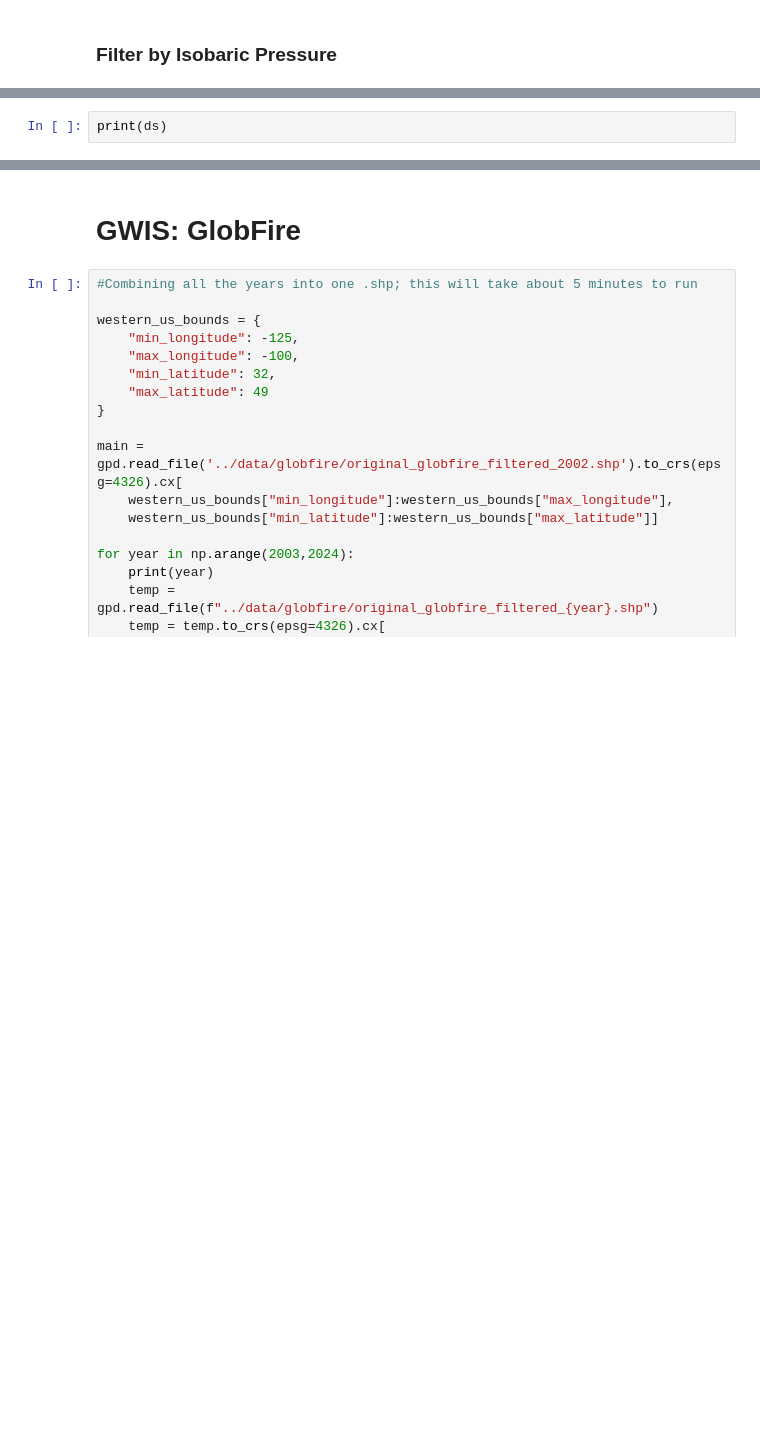
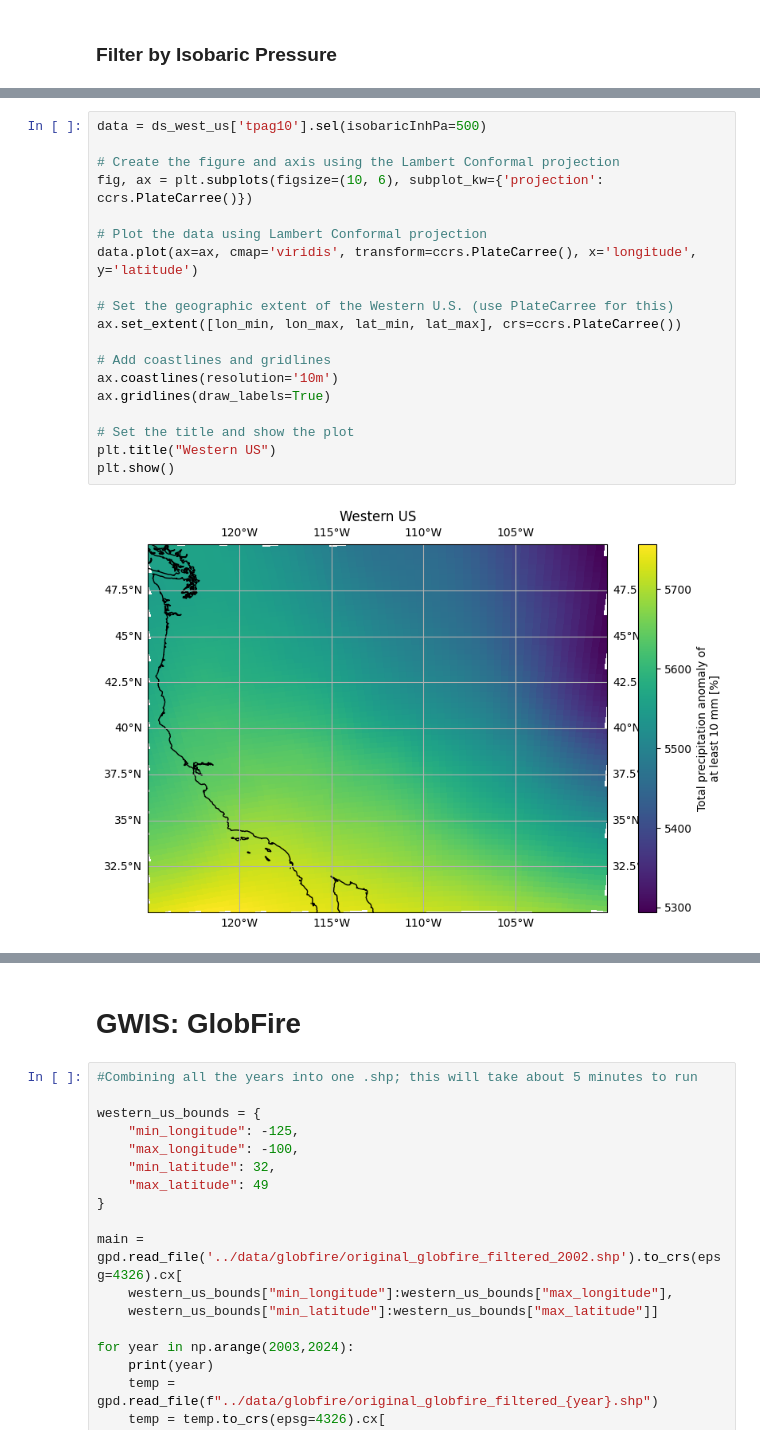
Before and after one commit to cloud-seeding/EDA, a Jupyter notebook: eliot_eda.ipynb, the cells around one changed output, grey strips where cells are left out. Drawn from its saved outputs; the diff is of its cells as text; blank space fills up the shorter version.

```diff
--- a/eliot_eda.ipynb
+++ b/eliot_eda.ipynb
@@ -53,2 +83,21 @@ Ignoring index file '../data/narr-a_221_19790108_0000_000.grb.5b7b6.idx' incompa
-# %%
-print(ds)
+# %%
+data = ds_west_us['tpag10'].sel(isobaricInhPa=500)
+
+# Create the figure and axis using the Lambert Conformal projection
+fig, ax = plt.subplots(figsize=(10, 6), subplot_kw={'projection': ccrs.PlateCarree()})
+
+# Plot the data using Lambert Conformal projection
+data.plot(ax=ax, cmap='viridis', transform=ccrs.PlateCarree(), x='longitude', y='latitude')
+
+# Set the geographic extent of the Western U.S. (use PlateCarree for this)
+ax.set_extent([lon_min, lon_max, lat_min, lat_max], crs=ccrs.PlateCarree())
+
+# Add coastlines and gridlines
+ax.coastlines(resolution='10m')
+ax.gridlines(draw_labels=True)
+
+# Set the title and show the plot
+plt.title("Western US")
+plt.show()
+# %% [output]
+[figure, added]
```
Also changed, not shown: parts of 7 cells of this notebook.
